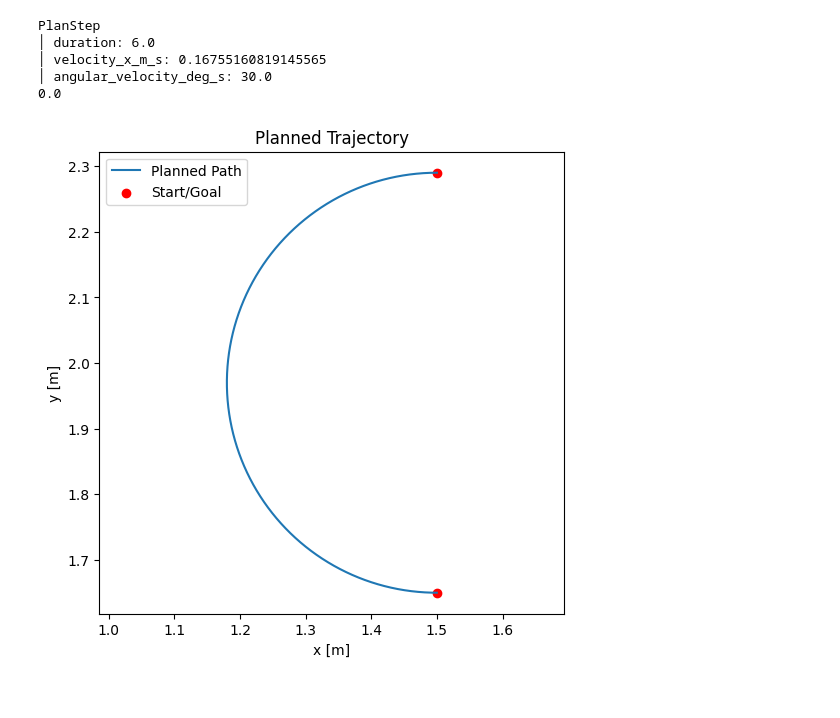
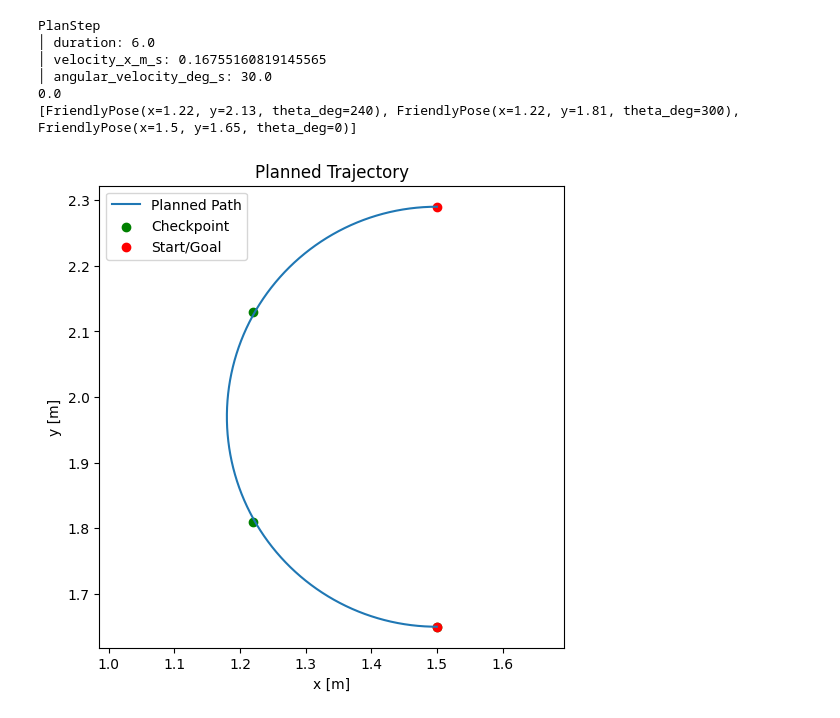
Before and after one commit to guillaumeboniface/duckietown-lx, a Jupyter notebook: planning/notebooks/02-Path-Planner/test_curvature.ipynb, the cells around one changed output. Cells and saved outputs as stored; diff of their text form; code cells hidden in the pictures.

```diff
--- a/planning/notebooks/02-Path-Planner/test_curvature.ipynb
+++ b/planning/notebooks/02-Path-Planner/test_curvature.ipynb
@@ -332,0 +191,5 @@ PlanStep
+# %%
+start = FriendlyPose(x=1.2, y=1.6, theta_deg=0)
+goal = FriendlyPose(x=1, y=1, theta_deg=45.0)
+
+simulate_and_plot(ps, start, goal)
@@ -332,0 +204,5 @@ PlanStep
+# %%
+start = FriendlyPose(x=1.1, y=1.5, theta_deg=0)
+goal = FriendlyPose(x=1.1, y=1.1, theta_deg=45.0)
+
+simulate_and_plot(ps, start, goal)
@@ -335,22 +219,7 @@ PlanStep
 start = FriendlyPose(x=1.5, y=1.5, theta_deg=0)
 goal = FriendlyPose(x=1.5, y=2.29, theta_deg=180)
 
-plan, new_heading = connect_poses_with_curvature(ps, start, goal)
-print(plan)
-print(new_heading)
-
-# Simulate and plot
-xs, ys, thetas = simulate_plan(start, [plan])
-
-plt.figure(figsize=(6,6))
-plt.plot(xs, ys, label="Planned Path")
-plt.scatter([start.x, goal.x], [start.y, goal.y], c='red', label="Start/Goal")
-plt.axis('equal')
-plt.xlabel("x [m]")
-plt.ylabel("y [m]")
-plt.title("Planned Trajectory")
-plt.legend()
-plt.show()
+simulate_and_plot(ps, start, goal)
 # %% [output]
 PlanStep
 │ duration: 6.0
@@ -361,28 +231,14 @@ PlanStep
 # %%
 #(150, 150, 0), (150, 229, 180), (150, 165, 0.0)
 start = FriendlyPose(x=1.5, y=2.29, theta_deg=180)
 goal = FriendlyPose(x=1.5, y=1.65, theta_deg=0)
 
-plan, new_heading = connect_poses_with_curvature(ps, start, goal)
-print(plan)
-print(new_heading)
-
-# Simulate and plot
-xs, ys, thetas = simulate_plan(start, [plan])
-
-plt.figure(figsize=(6,6))
-plt.plot(xs, ys, label="Planned Path")
-plt.scatter([start.x, goal.x], [start.y, goal.y], c='red', label="Start/Goal")
-plt.axis('equal')
-plt.xlabel("x [m]")
-plt.ylabel("y [m]")
-plt.title("Planned Trajectory")
-plt.legend()
-plt.show()
+simulate_and_plot(ps, start, goal)
 # %% [output]
 PlanStep
 │ duration: 6.0
 │ velocity_x_m_s: 0.16755160819145565
 │ angular_velocity_deg_s: 30.0
 0.0
+[FriendlyPose(x=1.22, y=2.13, theta_deg=240), FriendlyPose(x=1.22, y=1.81, theta_deg=300), FriendlyPose(x=1.5, y=1.65, theta_deg=0)]
-[figure, old version]
+[figure, new version]
```
Also changed, not shown: parts of 21 cells of this notebook, 5 other files.
